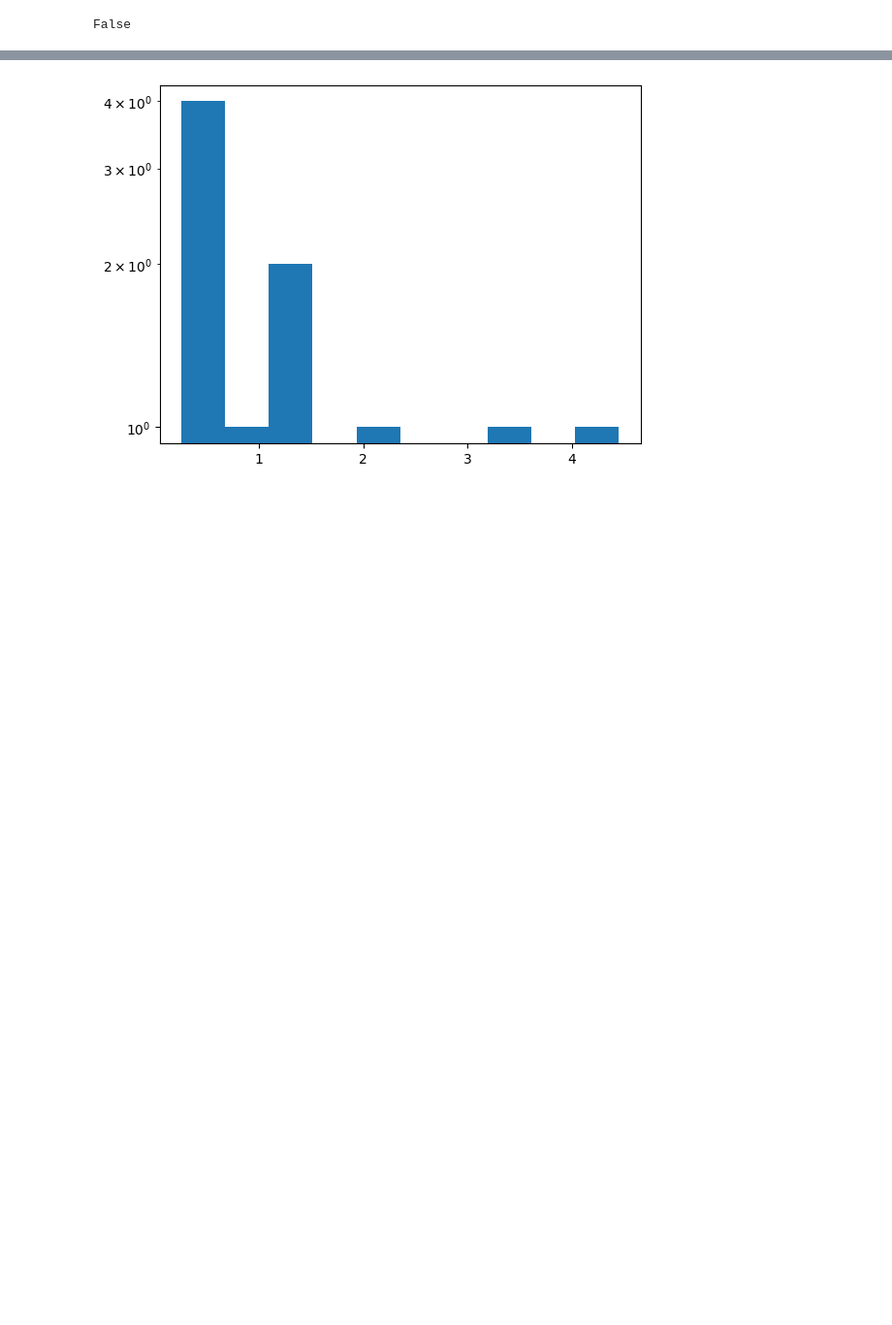
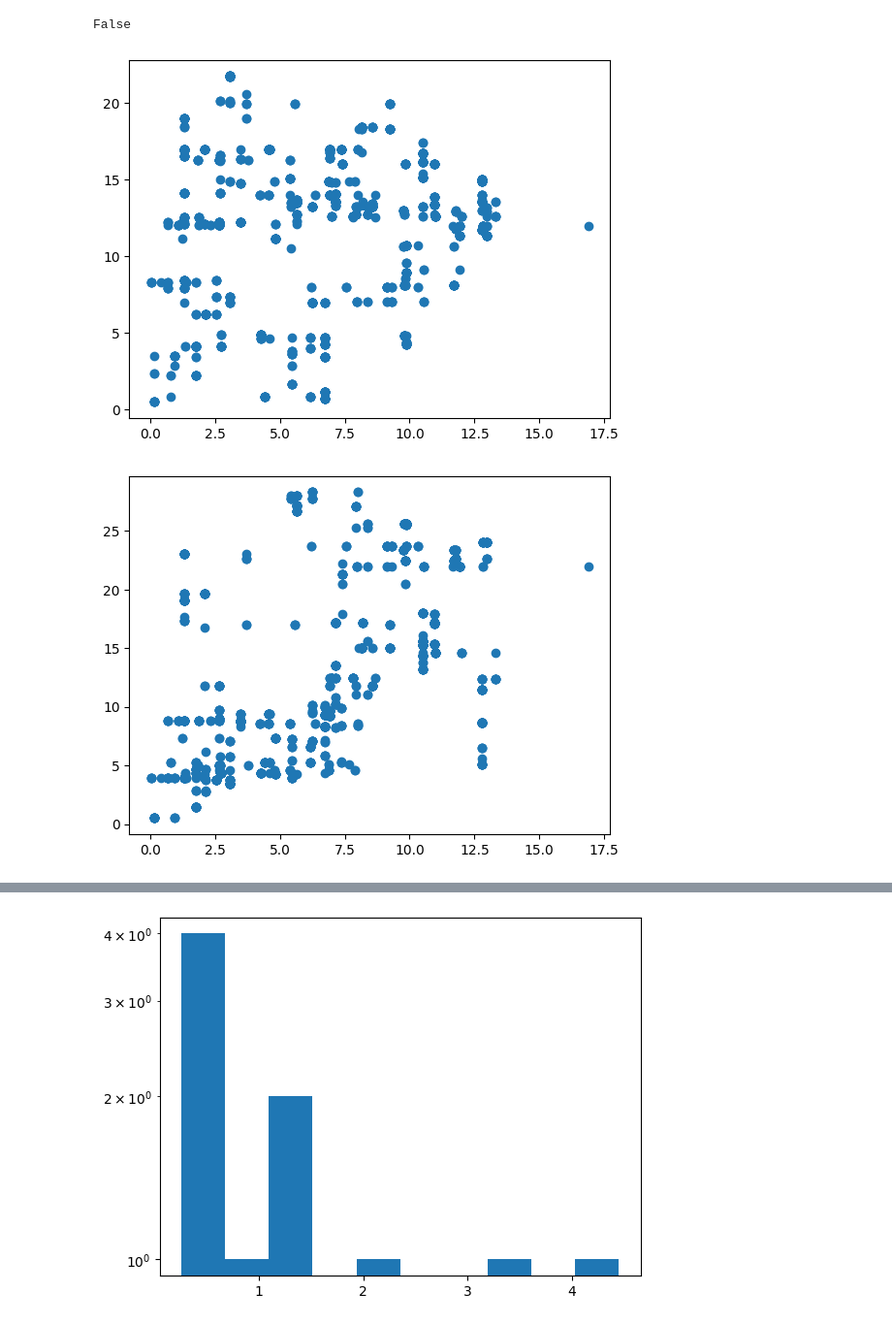
Before and after one commit to rpazuki/morpho_repo, a Jupyter notebook: Circuit_3954/Circuit_3954_pde_linear_stability-Copy1.ipynb, the cells around one changed output, grey strips where cells are left out. Shown at 97% size. Drawn from its saved outputs; the diff is of its cells as text; code cells hidden in the pictures; blank space fills up the shorter version.

```diff
--- a/Circuit_3954/Circuit_3954_pde_linear_stability-Copy1.ipynb
+++ b/Circuit_3954/Circuit_3954_pde_linear_stability-Copy1.ipynb
@@ -600,7 +516,7 @@ $\displaystyle -0.005$
 # %%
 #@numba.jit
 def new_params(params, size=100):
-    i_s = np.random.randint(2, 24, size)
+    i_s = np.random.randint(4, 16, size)
     ds = []
     #ds = [params.copy() for _ in i_s]
     p = params.copy()
@@ -608,30 +524,39 @@ def new_params(params, size=100):
     #    ds[index][i] = (ds[index][i][0], np.random.lognormal(0, 10))
         key,v = p[i]
         #p[i] = (key, params[i][1]*np.random.lognormal(0, 1))
-        p[i] = (key, np.random.normal(v, 10))
+        s = 1
+        if i < 10: # mu
+            s = 2
+        else:
+            s = .1
+        p[i] = (key, np.random.normal(v, s))
         while p[i][1] <= 0:
-            p[i] = (key, np.random.normal(v, 10))
+            p[i] = (key, np.random.normal(v, s))
         #p[i] = (key, v + np.random.lognormal(0, .1))
         ds += [p.copy()]
     return ds
 # %%
-params = [('n', 3),('n_aTc',3), ('b_A',.01), ('b_B',.01), ('b_C',.01), ('b_D',.01), ('b_E',.5), ('b_F',.01),
-          ('mu_V', 0.005), ('mu_U',0.005), ('mu_B',0.5), ('mu_C',0.5), ('mu_D',0.5), ('mu_E',0.5), ('mu_F',0.5),
+params = [('n', 3),('n_aTc',3),
+          ('mu_U',1000), ('mu_V',1000),('mu_B', 0.005), ('mu_C',0.5), ('mu_D',0.5), ('mu_E',0.5), ('mu_F',0.5),
           ('mu_aTc',0.5),
-          ('K_AB', 10), ('K_BD', 10), ('K_CE', 10), ('K_DA', 10), ('K_EB', 10), ('K_EE',1),
-          ('K_FE',10), ('K_aTc',10)]
+           ('b_A',.01), ('b_B',.01), ('b_C',.01), ('b_D',.01), ('b_E',.5), ('b_F',.01),
+          ('K_AB', 1), ('K_BD', 1), ('K_CE', 1), ('K_DA', 1), ('K_EB', 1), ('K_EE',1),
+          ('K_FE',1), ('K_aTc',1)]
 # %%
 def search_para(params):
     return search(params)
 # %%
+ds_all = []
 pos_res = []
 nan_res = []
-for loop in range(240):
+for loop in range(16):
+    #if loop%50 == 0:
     print(loop)
-    ds = new_params(params,16*100)
+
+    ds = new_params(params,12*1000)
+    ds_all += ds
     with Pool(16) as pool:
         res = pool.map(search_para, ds)
-
     if np.any(np.asarray(res).astype(np.float64)  >= 0):
         pos_res += [(res, ds)]
     if np.any(np.isnan(np.asarray(res).astype(np.float64) )):
@@ -662,3 +594,15 @@ False
 np.any(np.isnan(np.asarray(res).astype(np.float64) ))
 # %% [output]
 False
+# %%
+ds_dicts = [dict(item) for item in ds]
+# %%
+plt.scatter([item['mu_C'] for item in ds_dicts], [item['mu_D'] for item in ds_dicts])
+plt.show()
+plt.scatter([item['mu_C'] for item in ds_dicts], [item['mu_E'] for item in ds_dicts])
+plt.show()
+plt.scatter([item['b_A'] for item in ds_dicts], [item['b_B'] for item in ds_dicts])
+plt.show()
+# %% [output]
+[figure, added]
+[figure, added]
```
Also changed, not shown: parts of 30 cells of this notebook, 8 other files.
